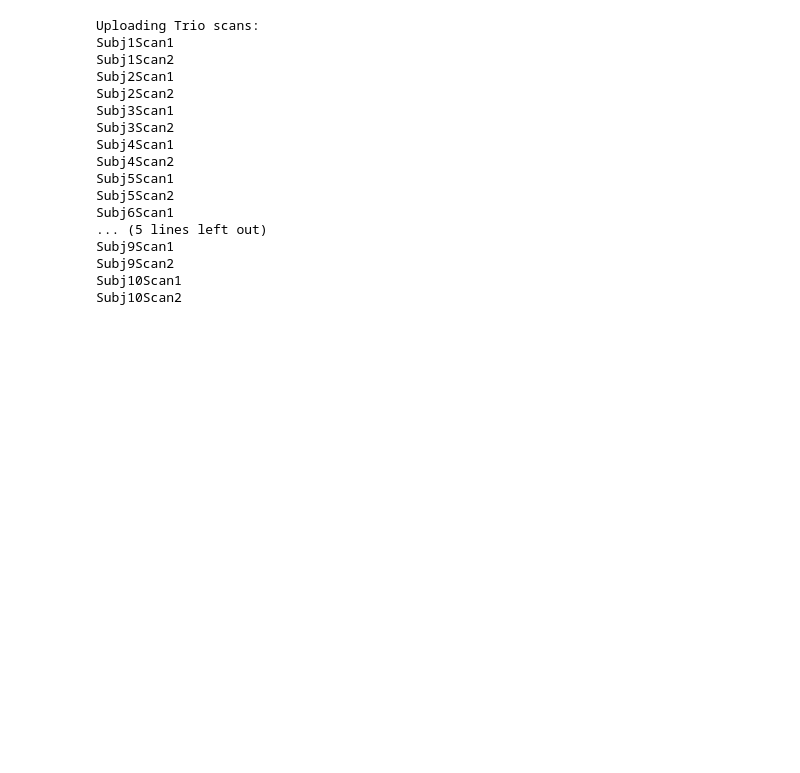
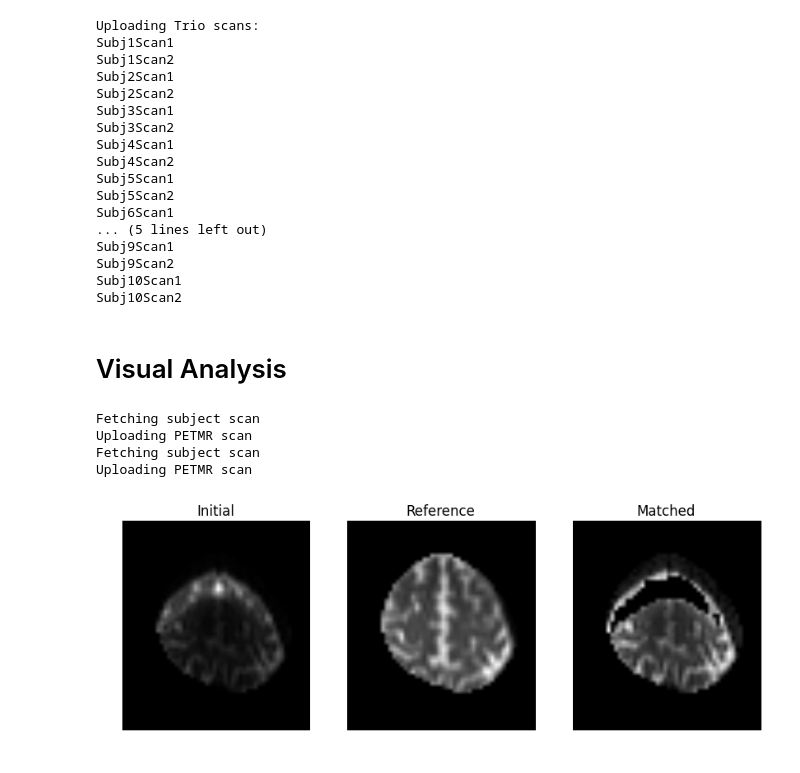
Before and after one commit to shivamdhall/MRIDataHarmonisation, a Jupyter notebook: Development/Histogram_Matching.ipynb, the cells around one changed output. Saved outputs shown, nothing was run; the diff lists cells and outputs as text; code cells hidden in the pictures; blank space fills up the shorter version.

Commit message:
Completed histogram matching and scan thresholding using b=700 values

```diff
--- a/Development/Histogram_Matching.ipynb
+++ b/Development/Histogram_Matching.ipynb
@@ -118,6 +130,40 @@ def hist_match(general_scan, reference_scan):
     interp_r_values = np.insert(interp_r_values, 0, 0)
 
     return interp_r_values[bin_idx].reshape(oldshape)
+# %%
+def viz_pred(before, reference, after, sliceNo, scale):
+    if scale == False:
+        plt.figure
+        plt.figure(figsize=(10,10))
+        plt.subplot(1, 3, 1).set_axis_off()
+        plt.imshow(before[:,:,sliceNo,0].T, cmap='gray', origin='lower')
+        plt.title("Initial")
+        plt.subplot(1, 3, 2).set_axis_off()
+        plt.imshow(reference[:,:,sliceNo,0].T, cmap='gray', origin='lower')
+        plt.title("Reference")
+        plt.subplot(1, 3, 3).set_axis_off()
+        plt.imshow(after[:,:,sliceNo,0].T, cmap='gray', origin='lower')
+        plt.title("Matched")
+        plt.show()
+    else:
+        max1 = np.max(before)
+        max2 = np.max(reference)
+        if max1 > max2:
+            maximum = max1
+        else:
+            maximum = max2
+        plt.figure
+        plt.figure(figsize=(10,10))
+        plt.subplot(1, 3, 1).set_axis_off()
+        plt.imshow(before[:,:,sliceNo,0].T, cmap='gray', origin='lower', vmax = maximum, vmin=0)
+        plt.title("Initial")
+        plt.subplot(1, 3, 2).set_axis_off()
+        plt.imshow(reference[:,:,sliceNo,0].T, cmap='gray', origin='lower', vmax = maximum, vmin=0)
+        plt.title("Reference")
+        plt.subplot(1, 3, 3).set_axis_off()
+        plt.imshow(after[:,:,sliceNo,0].T, cmap='gray', origin='lower', vmax = maximum, vmin=0)
+        plt.title("Matched")
+        plt.show()
 # %%
 # Paths to the data scans
 petmr_data_path = '/Volumes/Seagate Backup Plus Drive/Project/Dataset/PETMR_data'
@@ -130,5 +176,5 @@ We identify a reference scan based on how *clean* the scan is -- it should conta
 ##### Use Subject 1 Scan 2 as the refernce scan - Threshold = 2400
 # %%
 # Get the PETMR reference scan
-petmr_reference = get_ref_scan(petmr=True)
+petmr_reference = get_scan(petmr=True, ref=True)
 # %% [output]
@@ -224,3 +272,18 @@ Subj9Scan1
 Subj9Scan2
 Subj10Scan1
 Subj10Scan2
+# %% [markdown]
+# Visual Analysis
+# %%
+# Get PETMR scans for Subj1Scan1
+scan1_normal = get_scan(petmr=True, subj=1, scan=1)
+scan1_thresholded = get_scan(petmr=True, subj=1, scan=1, thresholded=True)
+# %% [output]
+Fetching subject scan
+Uploading PETMR scan
+Fetching subject scan
+Uploading PETMR scan
+# %%
+viz_pred(scan1_normal, petmr_reference, scan1_thresholded, 40, False)
+# %% [output]
+[figure, added]
```
Also changed, not shown: parts of 4 cells of this notebook.
